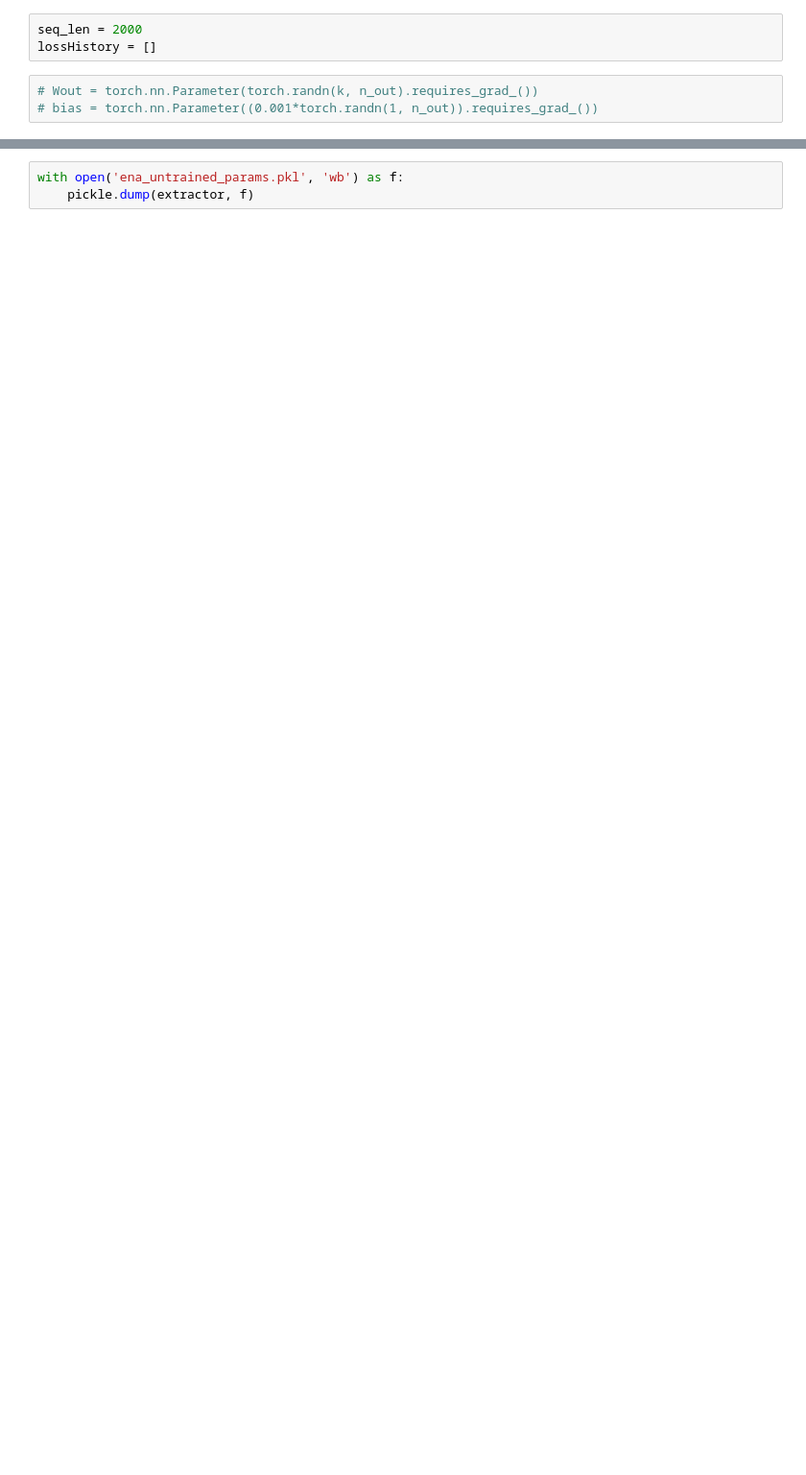
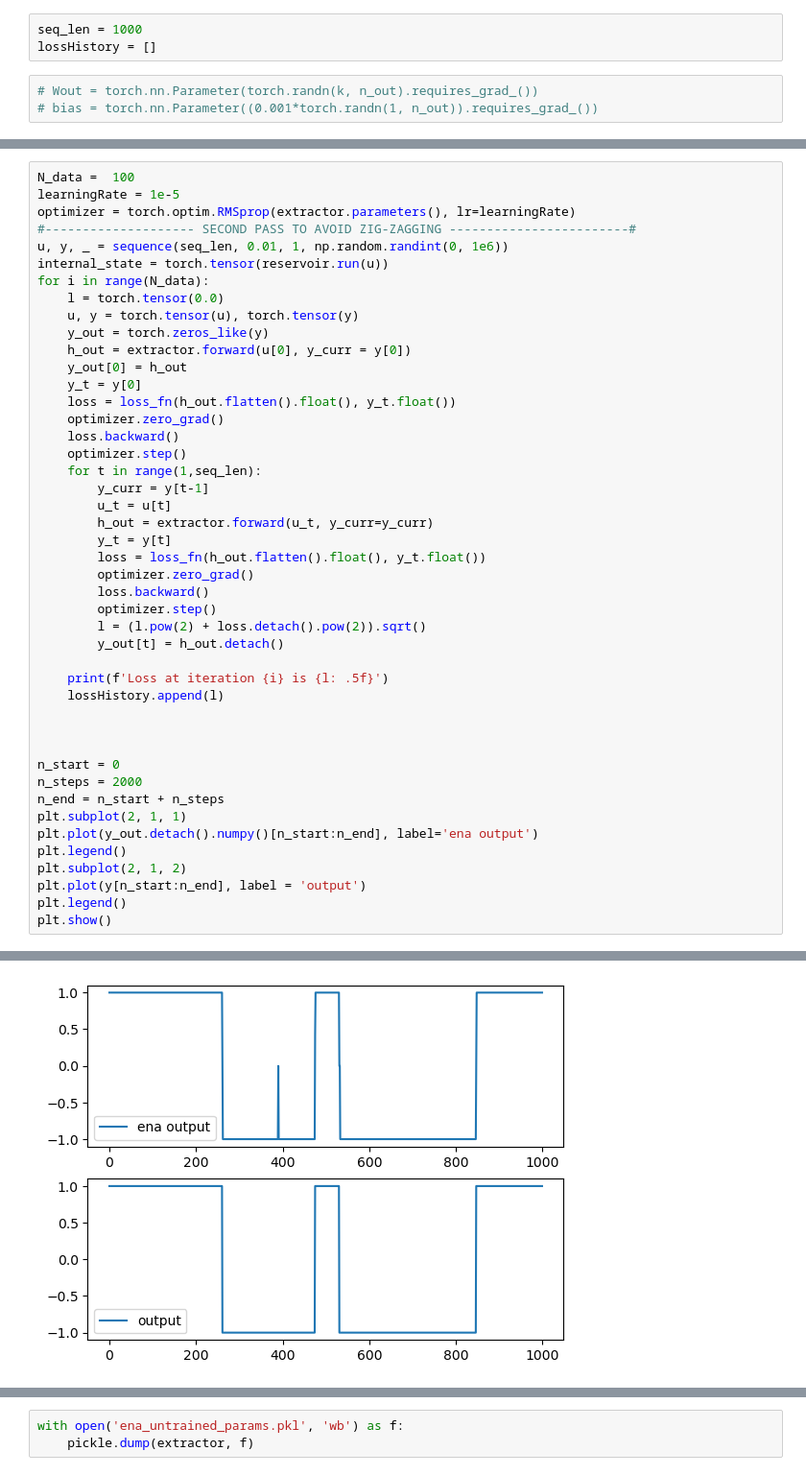
Before and after one commit to Muhfad/Excitable-Reservoirs, a Jupyter notebook: extracting.ipynb, the cells around one changed output, grey strips where cells are left out. Shown: that part at 96% size. Cells and saved outputs as stored; diff of their text form; blank space fills up the shorter version.

Commit message:
Making changes to extractor model

```diff
--- a/extracting.ipynb
+++ b/extracting.ipynb
@@ -323,5 +370,5 @@ loss_fn = torch.nn.MSELoss()
 # %%
-seq_len = 2000
+seq_len = 1000
 lossHistory = []
 # %%
 # Wout = torch.nn.Parameter(torch.randn(k, n_out).requires_grad_())
@@ -460,0 +427,46 @@ IndexError: index 101 is out of bounds for axis 1 with size 1
+# %%
+N_data =  100
+learningRate = 1e-5
+optimizer = torch.optim.RMSprop(extractor.parameters(), lr=learningRate)
+#-------------------- SECOND PASS TO AVOID ZIG-ZAGGING ------------------------#
+u, y, _ = sequence(seq_len, 0.01, 1, np.random.randint(0, 1e6))
+internal_state = torch.tensor(reservoir.run(u))
+for i in range(N_data):
+    l = torch.tensor(0.0)
+    u, y = torch.tensor(u), torch.tensor(y)
+    y_out = torch.zeros_like(y)
+    h_out = extractor.forward(u[0], y_curr = y[0])
+    y_out[0] = h_out
+    y_t = y[0]
+    loss = loss_fn(h_out.flatten().float(), y_t.float())
+    optimizer.zero_grad()
+    loss.backward()
+    optimizer.step()
+    for t in range(1,seq_len):
+        y_curr = y[t-1]
+        u_t = u[t]
+        h_out = extractor.forward(u_t, y_curr=y_curr)
+        y_t = y[t]
+        loss = loss_fn(h_out.flatten().float(), y_t.float())
+        optimizer.zero_grad()
+        loss.backward()
+        optimizer.step()
+        l = (l.pow(2) + loss.detach().pow(2)).sqrt()
+        y_out[t] = h_out.detach()
+
+    print(f'Loss at iteration {i} is {l: .5f}')
+    lossHistory.append(l)
+
+
+
+n_start = 0
+n_steps = 2000
+n_end = n_start + n_steps
+plt.subplot(2, 1, 1)
+plt.plot(y_out.detach().numpy()[n_start:n_end], label='ena output')
+plt.legend()
+plt.subplot(2, 1, 2)
+plt.plot(y[n_start:n_end], label = 'output')
+plt.legend()
+plt.show()
+# %% [output]
@@ -461,2 +491,3 @@ IndexError: index 101 is out of bounds for axis 1 with size 1
+[figure, added]
 # %%
 plt.plot(lossHistory)
```
Also changed, not shown: parts of 29 cells of this notebook, 6 other files.
